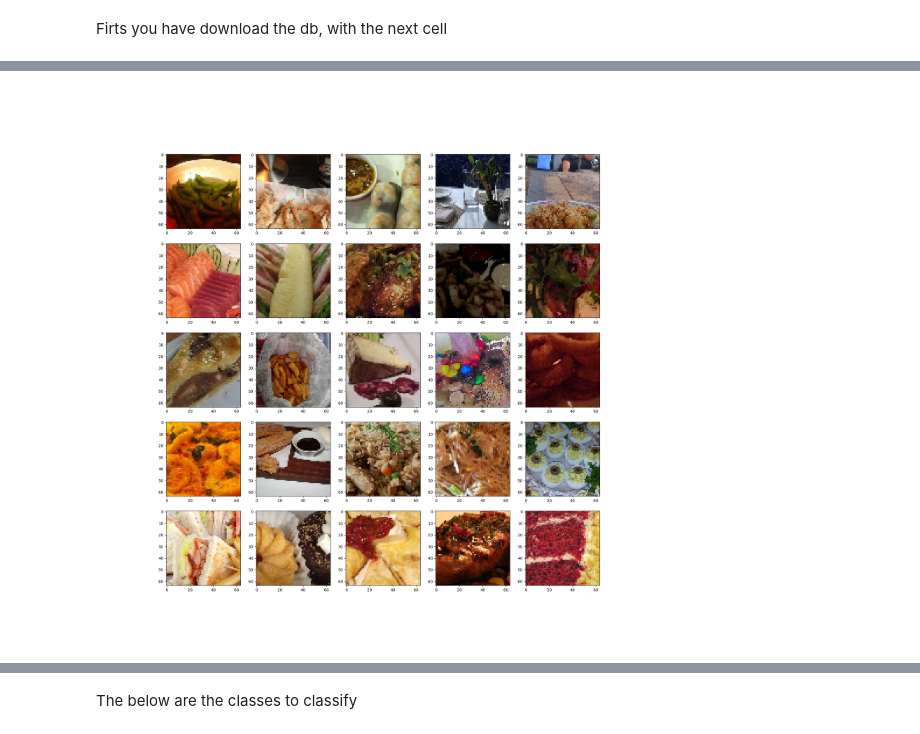
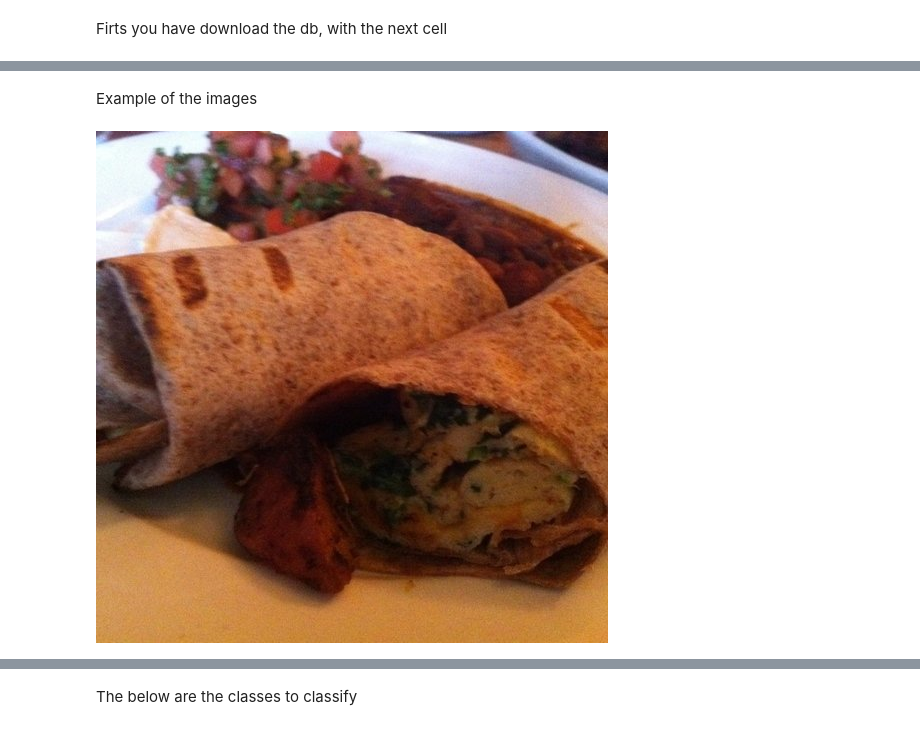
Before and after one commit to David9203/U3project, a Jupyter notebook: Final.ipynb, the cells around one changed output, grey strips where cells are left out. Saved outputs shown, nothing was run; the diff lists cells and outputs as text; code cells hidden in the pictures.

```diff
--- a/Final.ipynb
+++ b/Final.ipynb
@@ -22,6 +37,8 @@ Mounted at /content/drive
+# %% [markdown]
+Example of the images
 # %%
 from IPython.display import Image
-Image(filename='food.png',width="800")
+Image(filename='/content/project/amoestadb/breakfast_burrito/1000351.jpg',width="400")
 # %% [output]
-[figure, old version]
+[figure, new version]
 # %%
```
Also changed, not shown: parts of 63 cells of this notebook.
